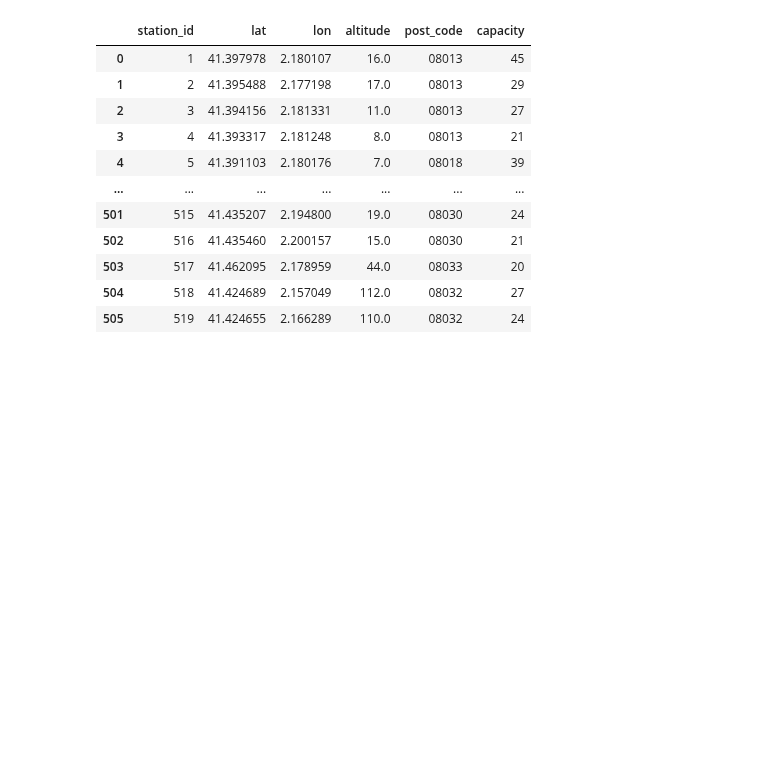
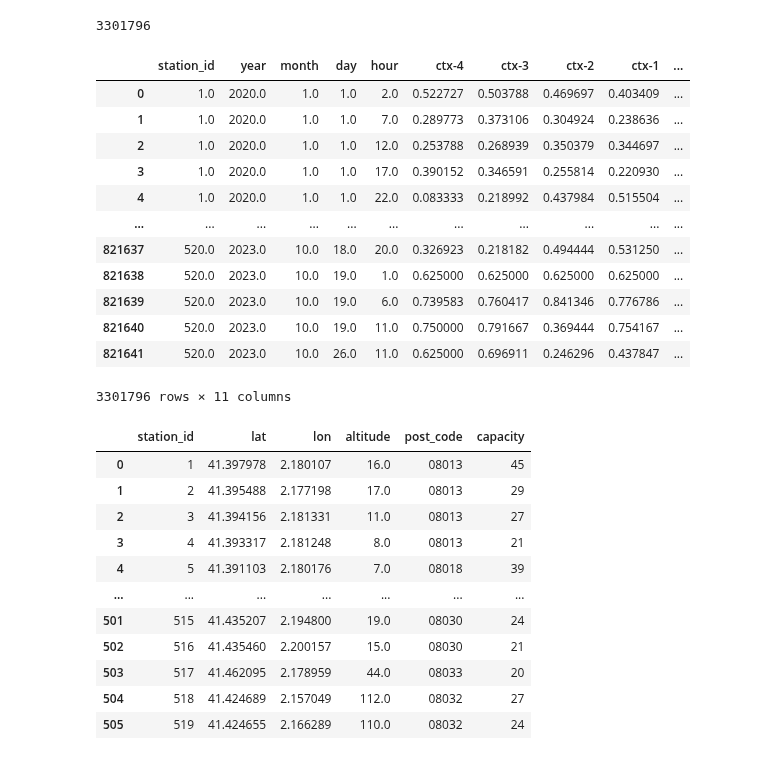
Before and after one commit to carlotalacasav/Gorrapiedra-proyecto, a Jupyter notebook: process_dataframe.ipynb, the cells around one changed output. Drawn from its saved outputs; the diff is of its cells as text; code cells hidden in the pictures; blank space fills up the shorter version.

```diff
--- a/process_dataframe.ipynb
+++ b/process_dataframe.ipynb
@@ -20,6 +20,26 @@ data.sort_values(['year', 'month','day','hour'], ascending = True)
 weather_data = weather_data[['year','month','day','hour','mm_precip','temperature']]
 weather_data['date'] = weather_data['year'].astype(int).astype(str)+'/'+weather_data['month'].astype(int).astype(str)+'/' + weather_data['day'].astype(int).astype(str)+'/'+weather_data['hour'].astype(int).astype(str)
 weather_data = weather_data[['mm_precip', 'temperature', 'date']]
+# %%
+len(data)
+# %% [output]
+3301796
+# %%
+data
+# %% [output]
+|  | station_id | year | month | day | hour | ctx-4 | ctx-3 | ctx-2 | ctx-1 | ... |
+| 0 | 1.0 | 2020.0 | 1.0 | 1.0 | 2.0 | 0.522727 | 0.503788 | 0.469697 | 0.403409 | ... |
+| 1 | 1.0 | 2020.0 | 1.0 | 1.0 | 7.0 | 0.289773 | 0.373106 | 0.304924 | 0.238636 | ... |
+| 2 | 1.0 | 2020.0 | 1.0 | 1.0 | 12.0 | 0.253788 | 0.268939 | 0.350379 | 0.344697 | ... |
+| 3 | 1.0 | 2020.0 | 1.0 | 1.0 | 17.0 | 0.390152 | 0.346591 | 0.255814 | 0.220930 | ... |
+| 4 | 1.0 | 2020.0 | 1.0 | 1.0 | 22.0 | 0.083333 | 0.218992 | 0.437984 | 0.515504 | ... |
+| ... | ... | ... | ... | ... | ... | ... | ... | ... | ... | ... |
+| 821637 | 520.0 | 2023.0 | 10.0 | 18.0 | 20.0 | 0.326923 | 0.218182 | 0.494444 | 0.531250 | ... |
+| 821638 | 520.0 | 2023.0 | 10.0 | 19.0 | 1.0 | 0.625000 | 0.625000 | 0.625000 | 0.625000 | ... |
+| 821639 | 520.0 | 2023.0 | 10.0 | 19.0 | 6.0 | 0.739583 | 0.760417 | 0.841346 | 0.776786 | ... |
+| 821640 | 520.0 | 2023.0 | 10.0 | 19.0 | 11.0 | 0.750000 | 0.791667 | 0.369444 | 0.754167 | ... |
+| 821641 | 520.0 | 2023.0 | 10.0 | 26.0 | 11.0 | 0.625000 | 0.696911 | 0.246296 | 0.437847 | ... |
+3301796 rows × 11 columns
 # %%
 stations_info = pd.read_csv('data/info bicing/Informacio_Estacions_Bicing.csv')
 stations_info = stations_info[['station_id', 'lat','lon', 'altitude', 'post_code', 'capacity']]
```
Also changed, not shown: parts of 29 cells of this notebook.
